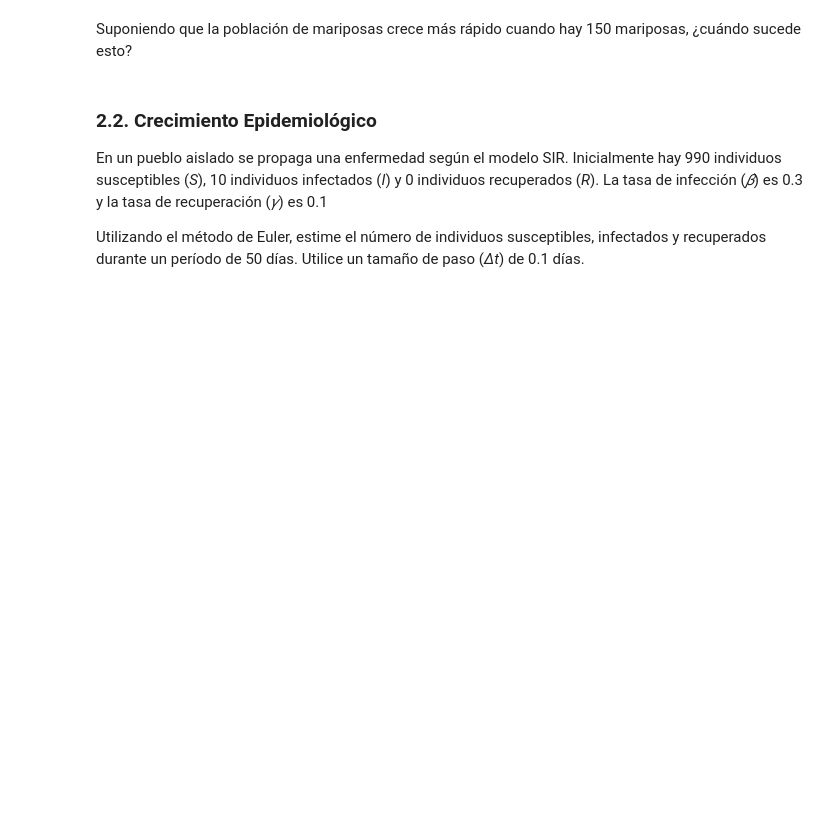
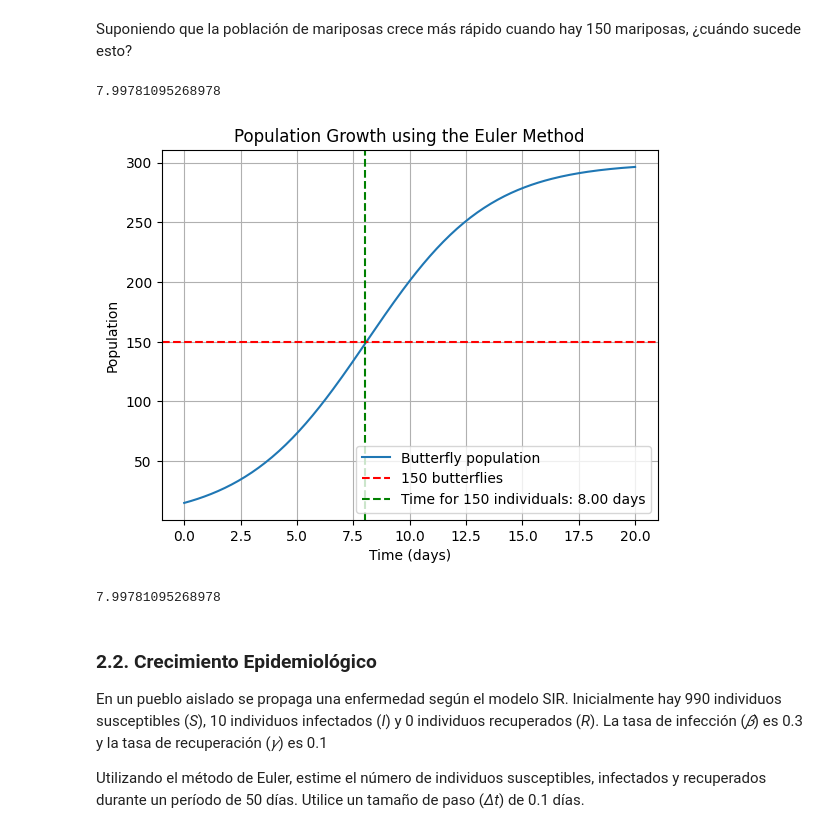
Before and after one commit to MelissaPerez09/Lab02-CC3039, a Jupyter notebook: Excercise02.ipynb, the cells around one changed output. Cells and saved outputs as stored; diff of their text form; code cells hidden in the pictures; blank space fills up the shorter version.

```diff
--- a/Excercise02.ipynb
+++ b/Excercise02.ipynb
@@ -61,3 +78,48 @@ Suponiendo que la población de mariposas crece más rápido cuando hay 150 mari
+# %%
+# find the moment when the population reaches 150 individuals
+y_target = 150
+
+def population_at_time(t):
+    C = N / y0 - 1
+    return y_target - N / (1 + C * np.exp(-k_value * t))
+
+t_guess = 5
+time_to_target = fsolve(population_at_time, t_guess)[0]
+
+time_to_target
+# %% [output]
+7.99781095268978
+# %%
+# Euler method
+k = k_value
+t0 = 0
+t_end = 20
+h = 0.1
+
+def dydt(t, y):
+    return k * (1 - y / N) * y
+
+t_values = np.arange(t0, t_end + h, h)
+y_values = np.zeros(len(t_values))
+y_values[0] = y0
+
+for i in range(1, len(t_values)):
+    y_values[i] = y_values[i-1] + h * dydt(t_values[i-1], y_values[i-1])
+
+plt.plot(t_values, y_values, label='Butterfly population')
+plt.axhline(y=150, color='r', linestyle='--', label='150 butterflies')
+plt.axvline(x=time_to_target, color='g', linestyle='--', label=f'Time for 150 individuals: {time_to_target:.2f} days')
+plt.xlabel('Time (days)')
+plt.ylabel('Population')
+plt.title('Population Growth using the Euler Method')
+plt.legend()
+plt.grid(True)
+plt.show()
+
+time_to_target
+# %% [output]
+[figure, added]
+7.99781095268978
 # %% [markdown]
 ### 2.2. Crecimiento Epidemiológico
 En un pueblo aislado se propaga una enfermedad según el modelo SIR. Inicialmente hay 990 individuos susceptibles (_S_), 10 individuos infectados (_I_) y 0 individuos recuperados (_R_). La tasa de infección (_𝛽_) es 0.3 y la tasa de recuperación (_𝛾_) es 0.1
```
Also changed, not shown: parts of 1 cell of this notebook.
